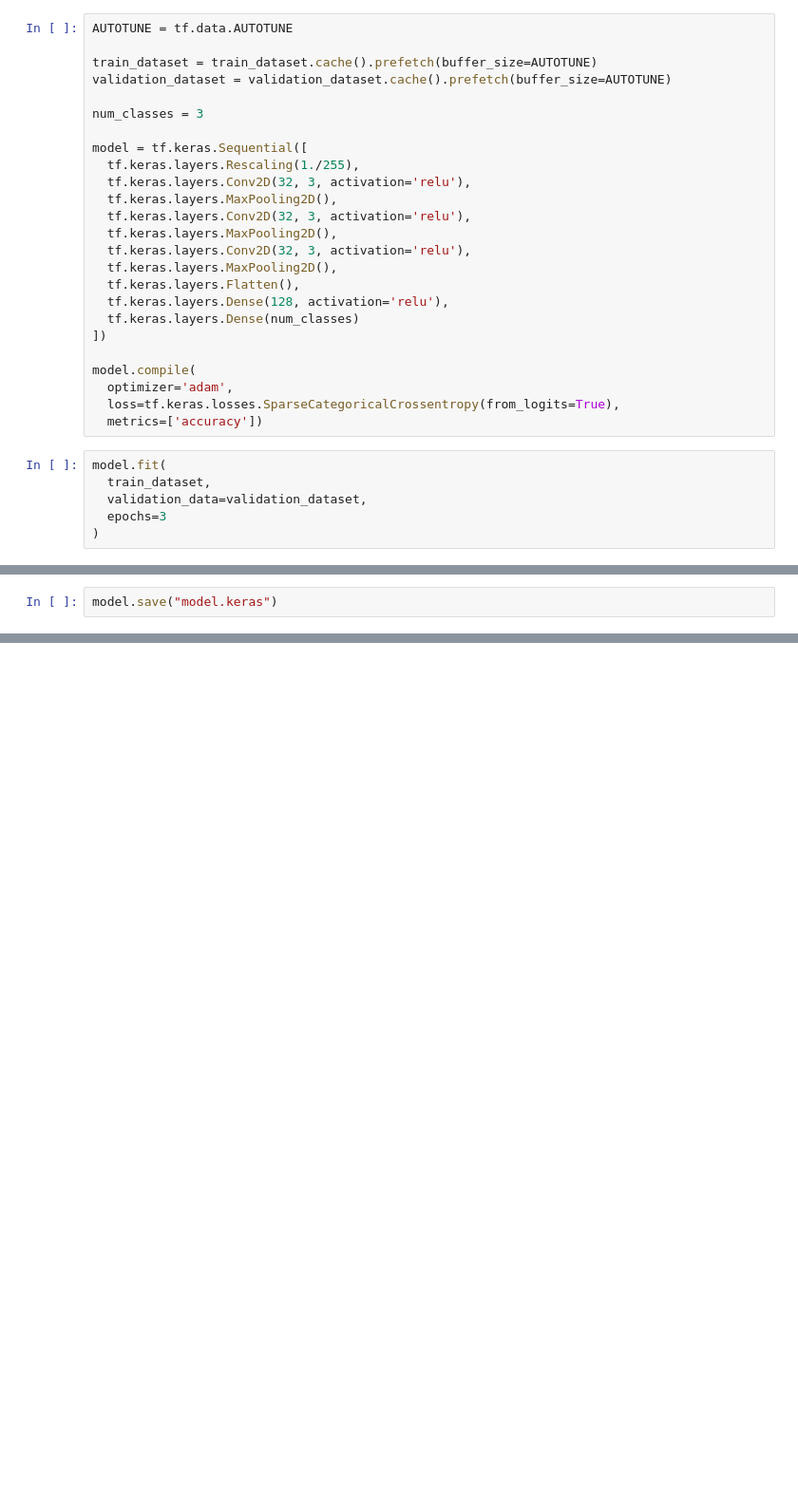
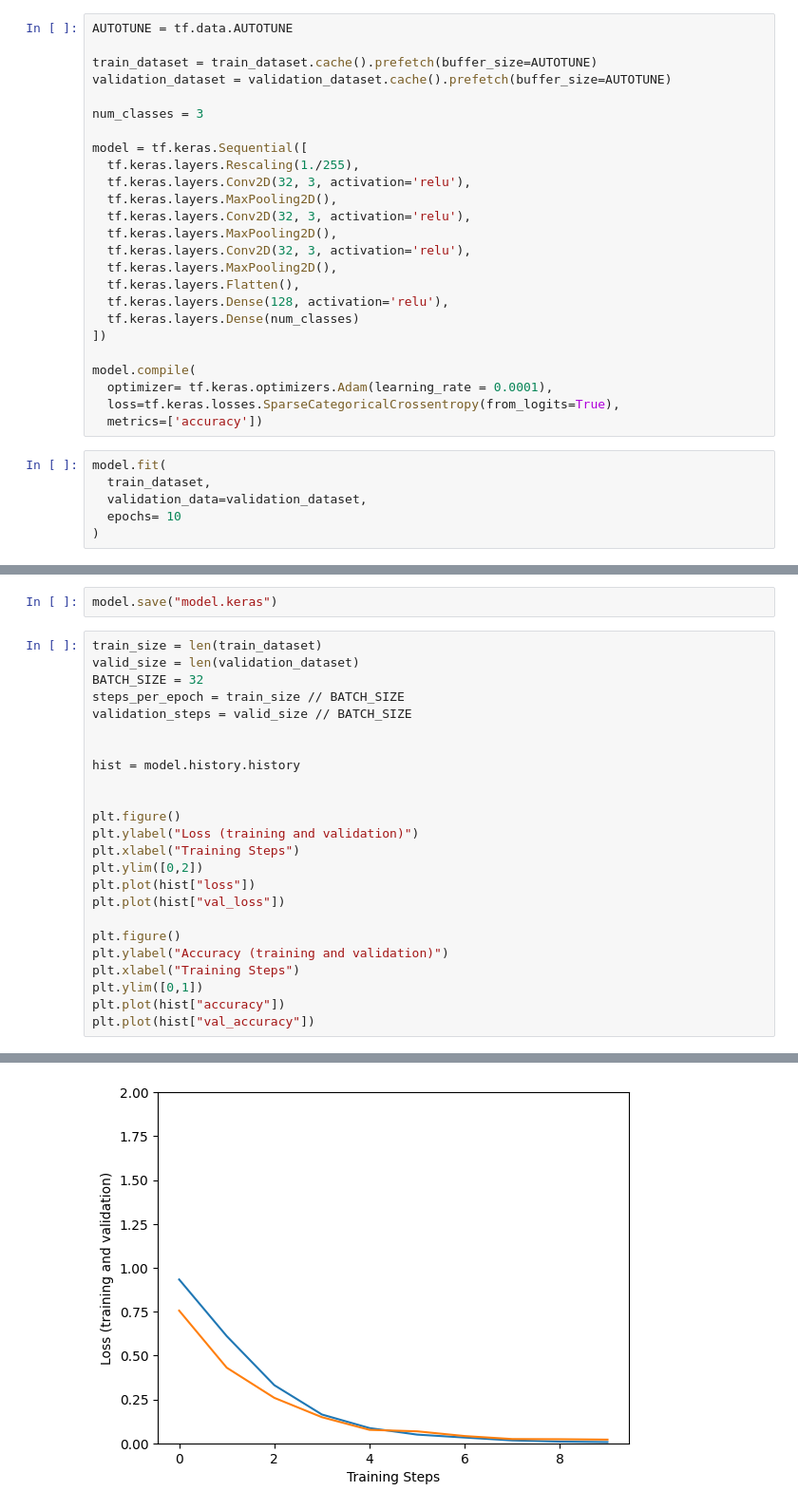
Before and after one commit to JordanoPreteroti/Alz_Classification, a Jupyter notebook: main.ipynb, the cells around one changed output, grey strips where cells are left out. Shown: that part at 95% size. Drawn from its saved outputs; the diff is of its cells as text; blank space fills up the shorter version.

Commit message:
Added Graphs

```diff
--- a/main.ipynb
+++ b/main.ipynb
@@ -104,13 +117,13 @@ model = tf.keras.Sequential([
 ])
 
 model.compile(
-  optimizer='adam',
+  optimizer= tf.keras.optimizers.Adam(learning_rate = 0.0001),
   loss=tf.keras.losses.SparseCategoricalCrossentropy(from_logits=True),
   metrics=['accuracy'])
 # %%
 model.fit(
   train_dataset,
   validation_data=validation_dataset,
-  epochs=3
+  epochs= 10
 )
 # %% [output]
@@ -123,3 +150,28 @@ Epoch 3/3
 <keras.src.callbacks.History at 0x...>
 # %%
 model.save("model.keras")
+# %%
+train_size = len(train_dataset)
+valid_size = len(validation_dataset)
+BATCH_SIZE = 32
+steps_per_epoch = train_size // BATCH_SIZE
+validation_steps = valid_size // BATCH_SIZE
+
+
+hist = model.history.history
+
+
+plt.figure()
+plt.ylabel("Loss (training and validation)")
+plt.xlabel("Training Steps")
+plt.ylim([0,2])
+plt.plot(hist["loss"])
+plt.plot(hist["val_loss"])
+
+plt.figure()
+plt.ylabel("Accuracy (training and validation)")
+plt.xlabel("Training Steps")
+plt.ylim([0,1])
+plt.plot(hist["accuracy"])
+plt.plot(hist["val_accuracy"])
+# %% [output]
@@ -125,0 +179 @@ model.save("model.keras")
+[figure, added]
```
Also changed, not shown: parts of 3 cells of this notebook, 1 other file.
